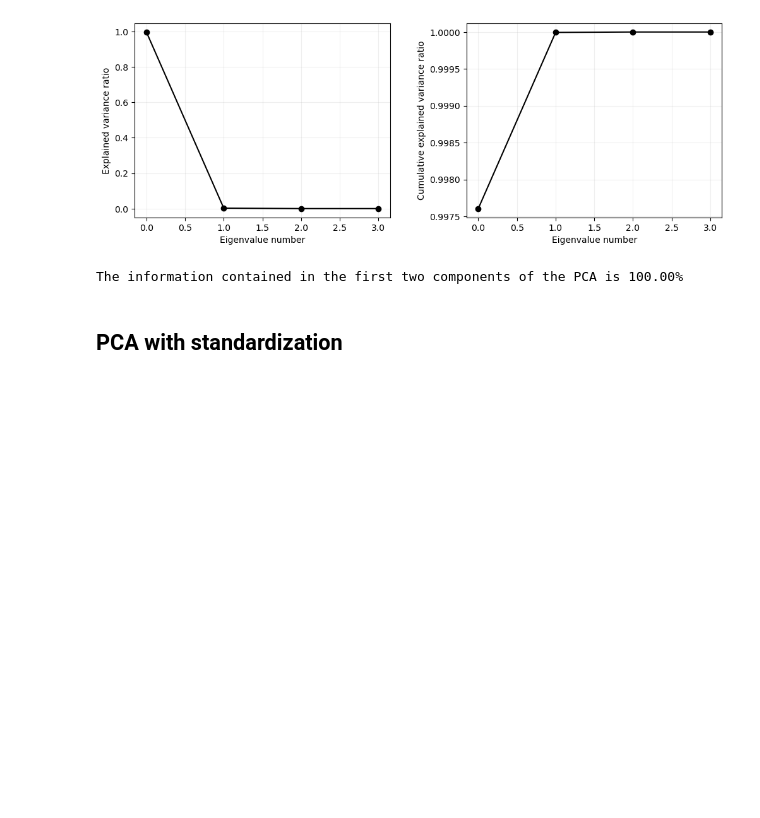
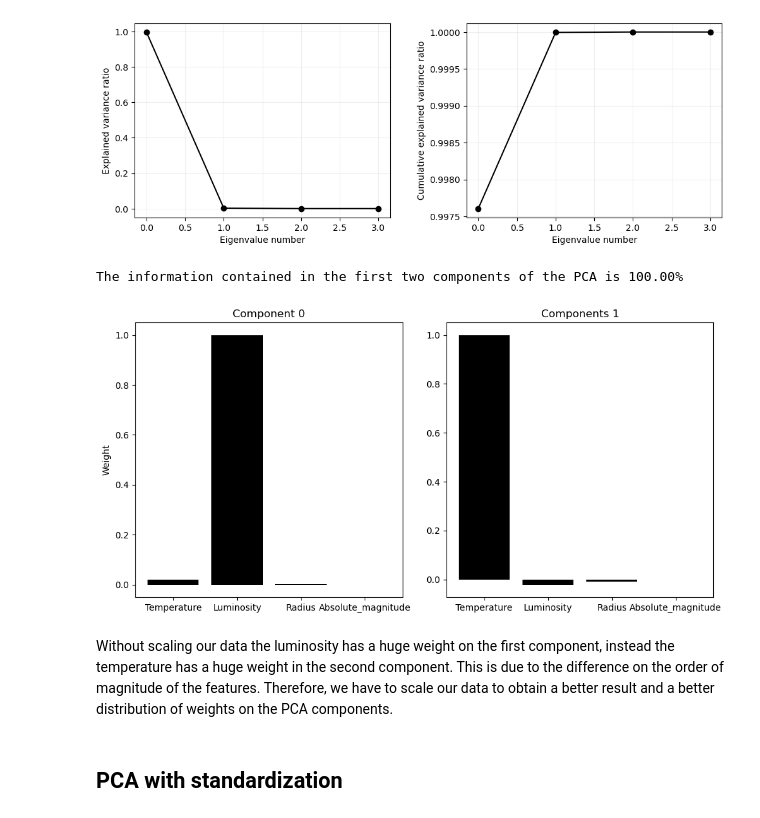
Before and after one commit to SimoneRestuccia/astrostatistics_bicocca_2024, a Jupyter notebook: working/L_15/The_HR_diagram.ipynb, the cells around one changed output. Saved outputs shown, nothing was run; the diff lists cells and outputs as text; code cells hidden in the pictures; blank space fills up the shorter version.

```diff
--- a/working/L_15/The_HR_diagram.ipynb
+++ b/working/L_15/The_HR_diagram.ipynb
@@ -90,6 +138,24 @@ plt.show()
 print('The information contained in the first two components of the PCA is %0.2f%%' %((evals[0]+evals[1])*100))
 # %% [output]
 The information contained in the first two components of the PCA is 100.00%
+# %%
+#Plotting the weights of the features on the PCA components
+fig, axs = plt.subplots(1,2, figsize=(10,5))
+labels = ['Temperature', 'Luminosity', 'Radius', 'Absolute_magnitude']
+
+axs[0].bar(labels, pca.components_[0], color='black')
+axs[0].set_ylabel('Weight')
+axs[0].set_title('Component 0')
+
+axs[1].bar(labels, pca.components_[1], color='black')
+axs[1].set_title('Components 1')
+
+fig.tight_layout()
+plt.show()
+# %% [output]
+[figure, added]
+# %% [markdown]
+Without scaling our data the luminosity has a huge weight on the first component, instead the temperature has a huge weight in the second component. This is due to the difference on the order of magnitude of the features. Therefore, we have to scale our data to obtain a better result and a better distribution of weights on the PCA components.
 # %% [markdown]
 ## PCA with standardization
 # %%
```
Also changed, not shown: parts of 24 cells of this notebook, 13 other files.
